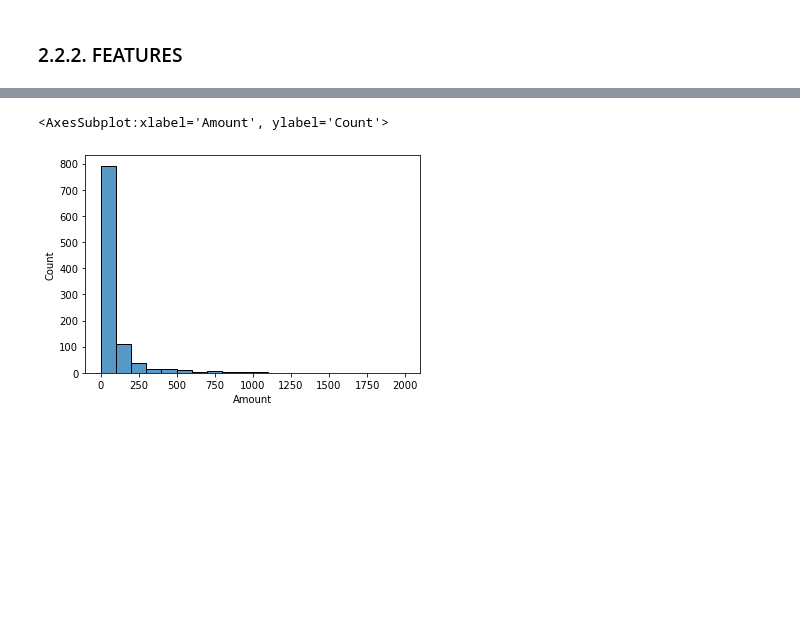
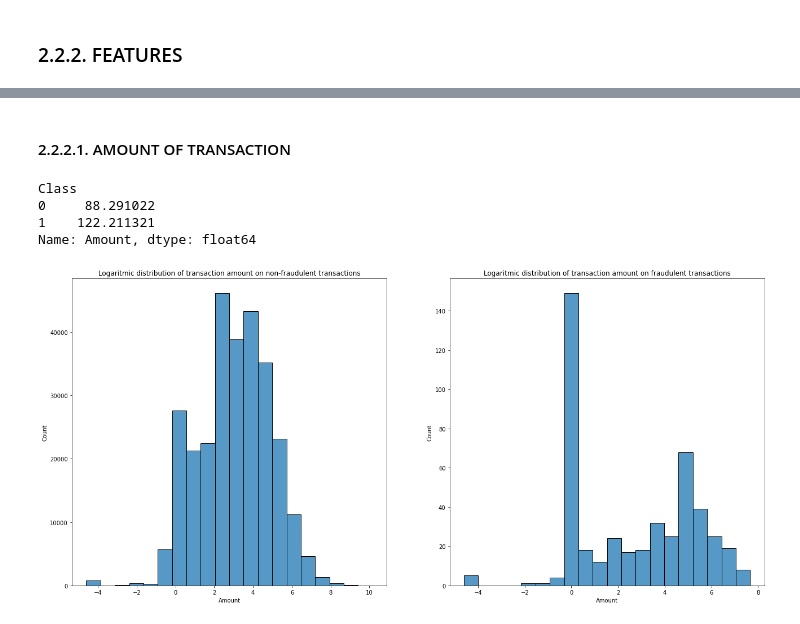
Before and after one commit to leomarfmn/imbalanced-data-fraud-detection, a Jupyter notebook: Imbalanced data - Fraud detection.ipynb, the cells around one changed output, grey strips where cells are left out. Cells and saved outputs as stored; diff of their text form; code cells hidden in the pictures; blank space fills up the shorter version.

```diff
--- a/Imbalanced data - Fraud detection.ipynb
+++ b/Imbalanced data - Fraud detection.ipynb
@@ -92,6 +127,20 @@ sample.head()
 5 rows × 31 columns
+# %% [markdown]
+#### 2.2.2.1. AMOUNT OF TRANSACTION
+# %%
+df2.groupby('Class').mean()['Amount']
+# %% [output]
+Class
+0     88.291022
+1    122.211321
+Name: Amount, dtype: float64
 # %%
-sns.histplot(x = sample['Amount'], bins = 20)
+fig = plt.figure(figsize = (22,10))
+plt.subplot(1, 2, 1)
+ax1 = sns.histplot(data = np.log(df2[df2['Class'] == 0]['Amount']), bins = 20)
+ax1.set_title('Logaritmic distribution of transaction amount on non-fraudulent transactions')
+plt.subplot(1, 2, 2)
+ax2 = sns.histplot(data = np.log(df2[df2['Class'] == 1]['Amount']), bins = 20)
+ax2.set_title('Logaritmic distribution of transaction amount on fraudulent transactions');
 # %% [output]
-<AxesSubplot:xlabel='Amount', ylabel='Count'>
-[figure, old version]
+[figure, new version]
```
Also changed, not shown: parts of 60 cells of this notebook.
